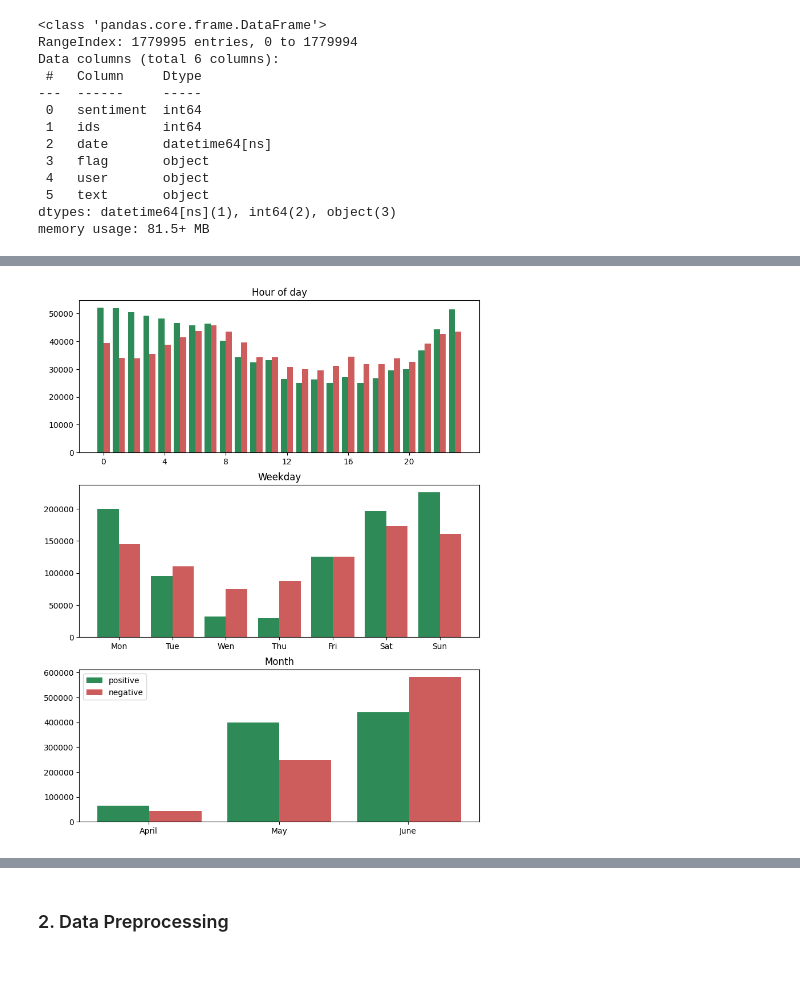
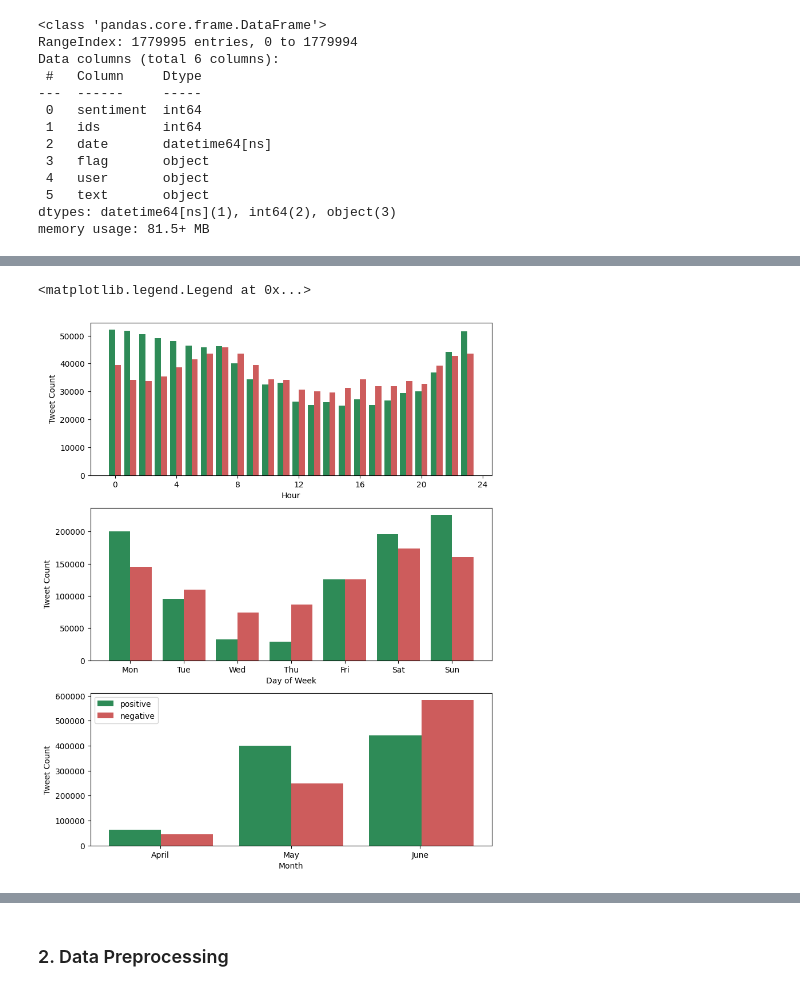
Before and after one commit to taha-kms/Tweet-Sentiment-Analysis, a Jupyter notebook: main.ipynb, the cells around one changed output, grey strips where cells are left out. Drawn from its saved outputs; the diff is of its cells as text; code cells hidden in the pictures.

```diff
--- a/main.ipynb
+++ b/main.ipynb
@@ -36,6 +35,8 @@ merged_df = pd.concat([polito_dataset, kaggle_dataset], ignore_index=True)
 merged_df.to_csv("Dataset/merged_output.csv", index=False)
 # %% [markdown]
 ### 1. Data Exploration
+# %%
+merged_df = pd.read_csv("Dataset/merged_output.csv", infer_datetime_format=True, parse_dates=["date"])
 # %%
 merged_df['sentiment'].unique(), merged_df.shape
 # %% [output]
@@ -73,26 +74,56 @@ merged_df.head()
 | 3 | 1 | 1976075552 | 2009-05-30 16:31:55 | NO_QUERY | luvinmesomed | @JKDW4ever OMG!! those were great... | 16 | 5 | 5 | 30 |
 | 4 | 0 | 1981978321 | 2009-05-31 10:16:44 | NO_QUERY | babybunny1987 | @EvoOba noooo chinese foot it was... | 10 | 6 | 5 | 31 |
 # %%
-# plt.figure(figsize=(6,12))
-fig, axs = plt.subplots(3, figsize=(8,10))
+import matplotlib.pyplot as plt
+import numpy as np
 
+fig, axs = plt.subplots(3, figsize=(8, 10))
 fig.tight_layout(pad=2)
-axs[0].hist((merged_df[merged_df['sentiment'] == 1]["hour"], merged_df[merged_df['sentiment'] == 0]["hour"]),  bins=np.arange(25)-0.5, label=['positive', 'negative'], color=['seagreen', 'indianred'])
-axs[1].hist((merged_df[merged_df['sentiment'] == 1]["weekday"], merged_df[merged_df['sentiment'] == 0]["weekday"]),  bins=np.arange(8)-0.5, label=['positive', 'negative'], color=['seagreen', 'indianred'])
-axs[2].hist((merged_df[merged_df['sentiment'] == 1]["month"], merged_df[merged_df['sentiment'] == 0]["month"]),  bins=3, label=['positive', 'negative'], color=['seagreen', 'indianred'])
-# np.arange(4,8)-0.5
-axs[0].set_title("Hour of day")
-axs[1].set_title("Weekday")
-axs[2].set_title("Month")
 
-axs[0].set_xticks(np.arange(0, 23, 4))
+# Plot 1: Hour of Day
+axs[0].hist(
+    [merged_df[merged_df['sentiment'] == 1]["hour"],
+     merged_df[merged_df['sentiment'] == 0]["hour"]],
+    bins=np.arange(25) - 0.5,
+    label=['positive', 'negative'],
+    color=['seagreen', 'indianred']
+)
 
-axs[1].set_xticklabels(["void", "Mon", "Tue", "Wen", "Thu", "Fri", "Sat", "Sun"])
+axs[0].set_xticks(np.arange(0, 25, 4))
+axs[0].set_xlabel("Hour")
+axs[0].set_ylabel("Tweet Count")
 
-axs[2].set_xticks([4.33,5,5.66])
+# Plot 2: Weekday
+axs[1].hist(
+    [merged_df[merged_df['sentiment'] == 1]["weekday"],
+     merged_df[merged_df['sentiment'] == 0]["weekday"]],
+    bins=np.arange(8) - 0.5,
+    label=['positive', 'negative'],
+    color=['seagreen', 'indianred']
+)
+
+axs[1].set_xticks(np.arange(7))
+axs[1].set_xticklabels(["Mon", "Tue", "Wed", "Thu", "Fri", "Sat", "Sun"])
+axs[1].set_xlabel("Day of Week")
+axs[1].set_ylabel("Tweet Count")
+
+# Plot 3: Month
+axs[2].hist(
+    [merged_df[merged_df['sentiment'] == 1]["month"],
+     merged_df[merged_df['sentiment'] == 0]["month"]],
+    bins=3,
+    label=['positive', 'negative'],
+    color=['seagreen', 'indianred']
+)
+
+axs[2].set_xticks([4.33, 5, 5.66])
 axs[2].set_xticklabels(["April", "May", "June"])
+axs[2].set_xlabel("Month")
+axs[2].set_ylabel("Tweet Count")
 axs[2].legend(loc='upper left')
 
-plt.savefig("img/dateDistributionHour.svg")
+# Save figure
+# plt.savefig("img/DateDistributionHour.svg")
 # %% [output]
+<matplotlib.legend.Legend at 0x...>
-[figure, old version]
+[figure, new version]
```
Also changed, not shown: parts of 19 cells of this notebook.
